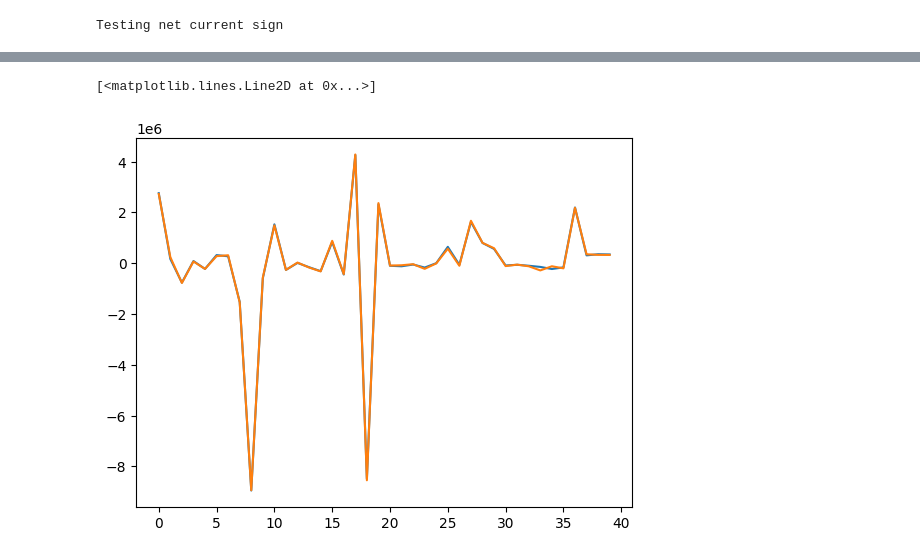
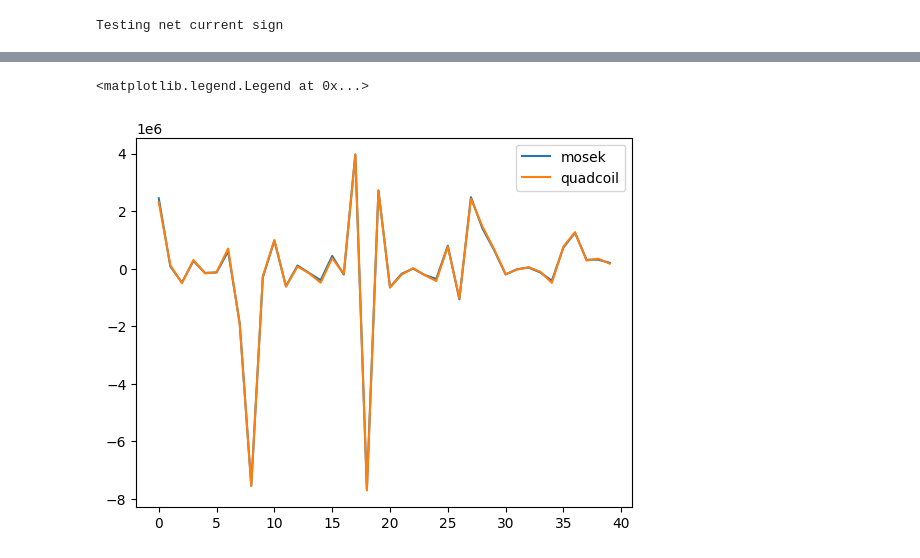
Before and after one commit to lankef/quadcoil_proto, a Jupyter notebook: example/quadcoil_single_stage_profile.ipynb, the cells around one changed output, grey strips where cells are left out. Drawn from its saved outputs; the diff is of its cells as text; code cells hidden in the pictures.

Commit message:
fixing normalization

```diff
--- a/example/quadcoil_single_stage_profile.ipynb
+++ b/example/quadcoil_single_stage_profile.ipynb
@@ -805,6 +830,8 @@ plt.ylabel('Optimal $f_B$ of the quadcoil problem')
 # Comparing with MOSEK sln
 # %%
 from operator_helper import A_b_c_to_block_operator
+quadpoints_phi_winding = jnp.linspace(0, 1, n_phi_winding*nfp, endpoint=False)
+quadpoints_theta_winding = jnp.linspace(0, 1, n_theta_winding, endpoint=False)
 ''' Generating winding surface '''
 winding_dofs, gamma_plasma = plasma_dofs_to_winding_dofs(
     # Dofs
@@ -851,7 +878,7 @@ cpst = CurrentPotentialSolve(
 
 optimized_phi_mn, f_B_nescoil, _ = cpst.solve_tikhonov(lam=0)
 # %%
-A_f_B, b_f_B, c_f_B, B_normal, current_scale = f_B_and_current_scale(
+A_f_B, b_f_B, c_f_B, B_normal = f_B(
     gj=cpst.gj,
     b_e=cpst.b_e,
     plasma_normal=plasma_surface.normal(),
@@ -911,6 +938,8 @@ scale_f_B = avg_order_of_magnitude(c_f_B)
 scale_KK_cyl = avg_order_of_magnitude(c_KK_cyl)
 scale_K2 = avg_order_of_magnitude(c_K2)
 scale_K_theta = avg_order_of_magnitude(c_K_theta)
+# %%
+current_scale = 1/avg_order_of_magnitude(optimized_phi_mn)
 # %%
 ''' --- Preparing QUADCOIL operators --- '''
 import cvxpy_utils
@@ -1071,9 +1129,10 @@ Array([ 2725125.2  ,   238048.75 ,  -778621.5  ,    66916.984,
 # %%
-plt.plot(mosek_sln)
-plt.plot(quadcoil_sln)
+plt.plot(mosek_sln, label='mosek')
+plt.plot(quadcoil_sln, label='quadcoil')
+plt.legend()
 # %% [output]
-[<matplotlib.lines.Line2D at 0x...>]
+<matplotlib.legend.Legend at 0x...>
-[figure, old version]
+[figure, new version]
 # %%
 K_theta_eval = lambda x:eval_quad_scaled(
     x*current_scale,
```
Also changed, not shown: parts of 9 cells of this notebook, 2 other files.
